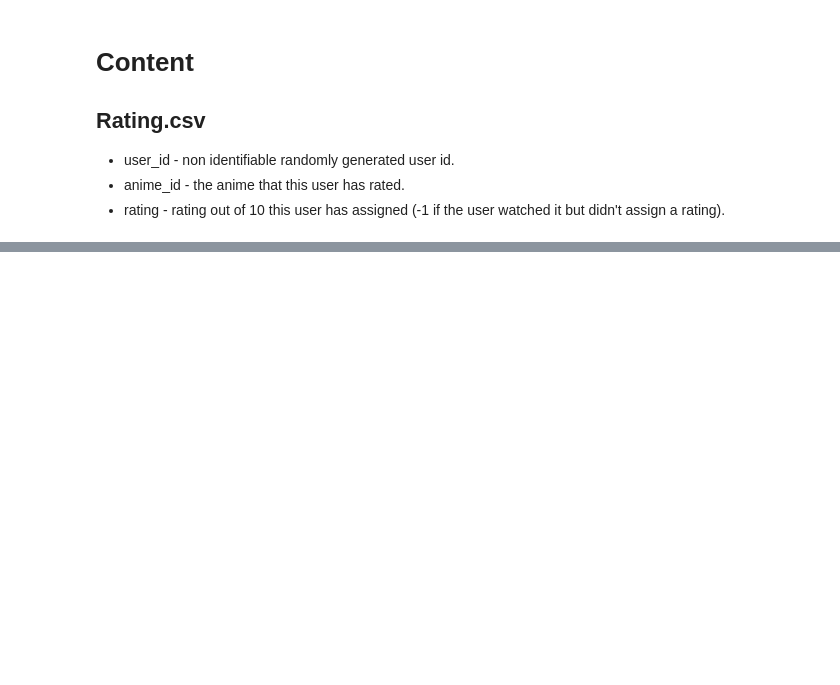
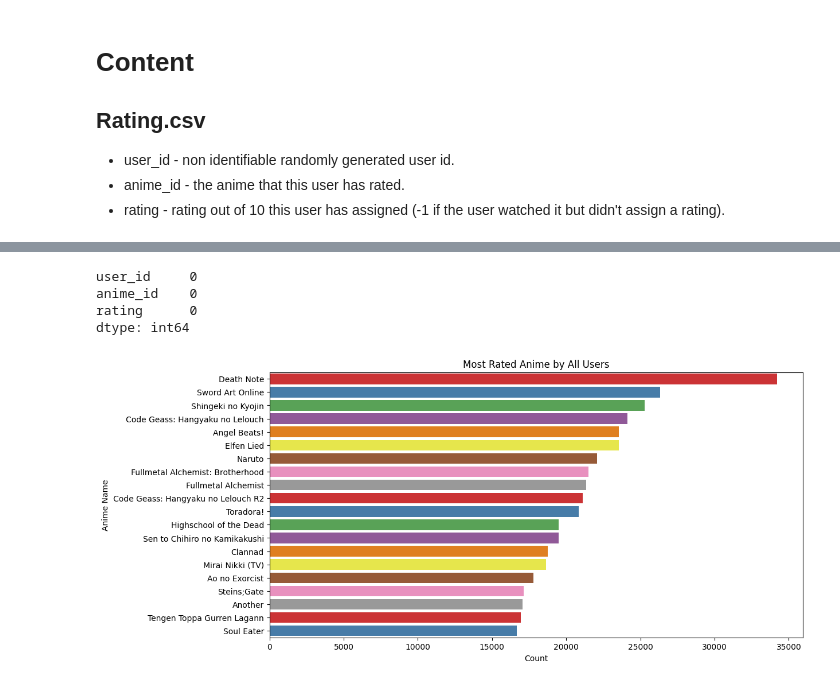
Before and after one commit to QTelesGabriel/Anime-Search, a Jupyter notebook: backend/data_processing/exploration.ipynb, the cells around one changed output, grey strips where cells are left out. Drawn from its saved outputs; the diff is of its cells as text; code cells hidden in the pictures; blank space fills up the shorter version.

```diff
--- a/backend/data_processing/exploration.ipynb
+++ b/backend/data_processing/exploration.ipynb
@@ -61,5 +43,7 @@ import matplotlib.pyplot as plt
 # %%
-# Load dataset into df
-df = pd.read_csv('../data/rating.csv')
-df.head()
+# Load dataset into df_ratings
+rating_df = pd.read_csv('../data/rating.csv')
+anime_df = pd.read_csv('../data/anime.csv')
+
+anime_df.shape, rating_df.shape
 # %% [output]
@@ -175,0 +103,36 @@ df.to_csv('../data/final_rating.csv', index=False)
+# %%
+# Checking if there is any null column
+rating_df.isna().sum()
+# %% [output]
+user_id     0
+anime_id    0
+rating      0
+dtype: int64
+# %%
+# Drop duplicates
+anime_df.drop_duplicates(subset=['name'], inplace=True)
+rating_df = rating_df.drop_duplicates().reset_index(drop=True)
+# %%
+# Delete ratings = -1
+# -1: The user has not given a rating yet
+rating_df = rating_df[rating_df['rating'] != -1]
+# %%
+# Show the most rated anime by all users
+most_rated_anime = rating_df.groupby(by='anime_id')['user_id'].count()
+most_rated_anime_sorted = most_rated_anime.sort_values(ascending=False).head(20)
+
+anime = anime_df[anime_df['anime_id'].isin(most_rated_anime_sorted.index)]
+anime_sorted = anime.set_index('anime_id').loc[most_rated_anime_sorted.index].reset_index()
+
+dict = {'name' : anime_sorted['name'],
+        'count' : most_rated_anime_sorted.values}
+df = pd.DataFrame(data=dict)
+
+plt.figure(figsize=(12,6))
+sns.barplot(x = df['count'], y = df['name'], orient='h', hue=df['name'], palette='Set1')
+plt.title('Most Rated Anime by All Users')
+plt.xlabel('Count')
+plt.ylabel('Anime Name')
+plt.show()
+# %% [output]
+[figure, added]
```
Also changed, not shown: parts of 22 cells of this notebook.
